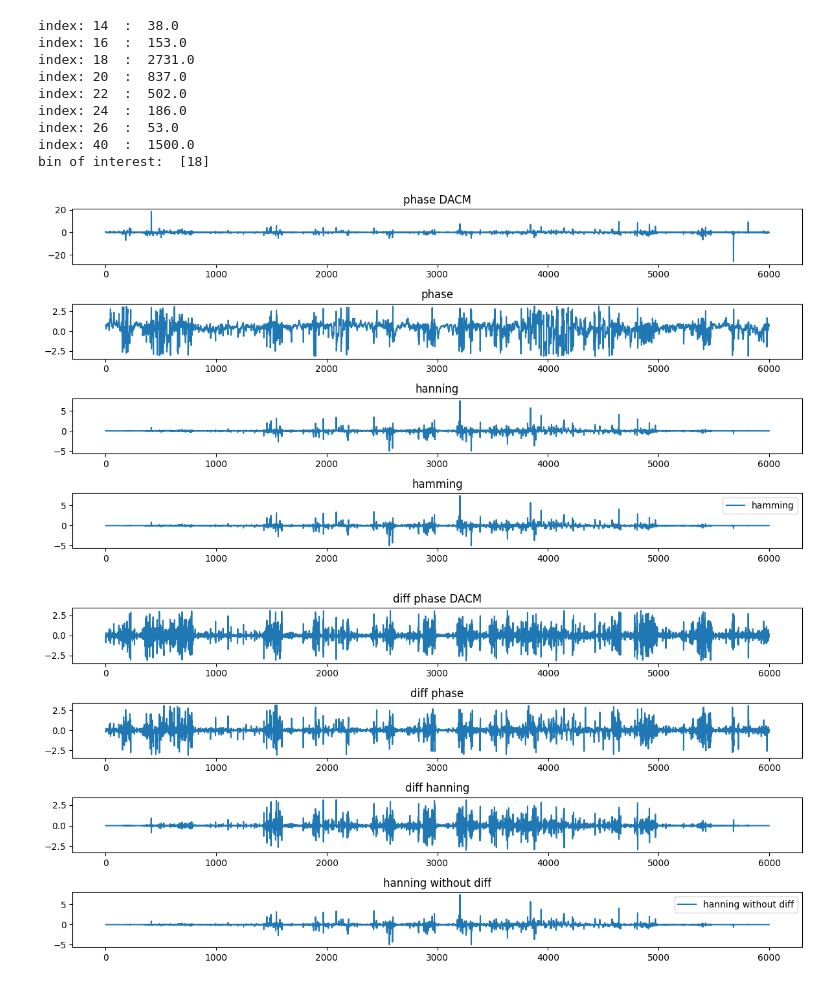
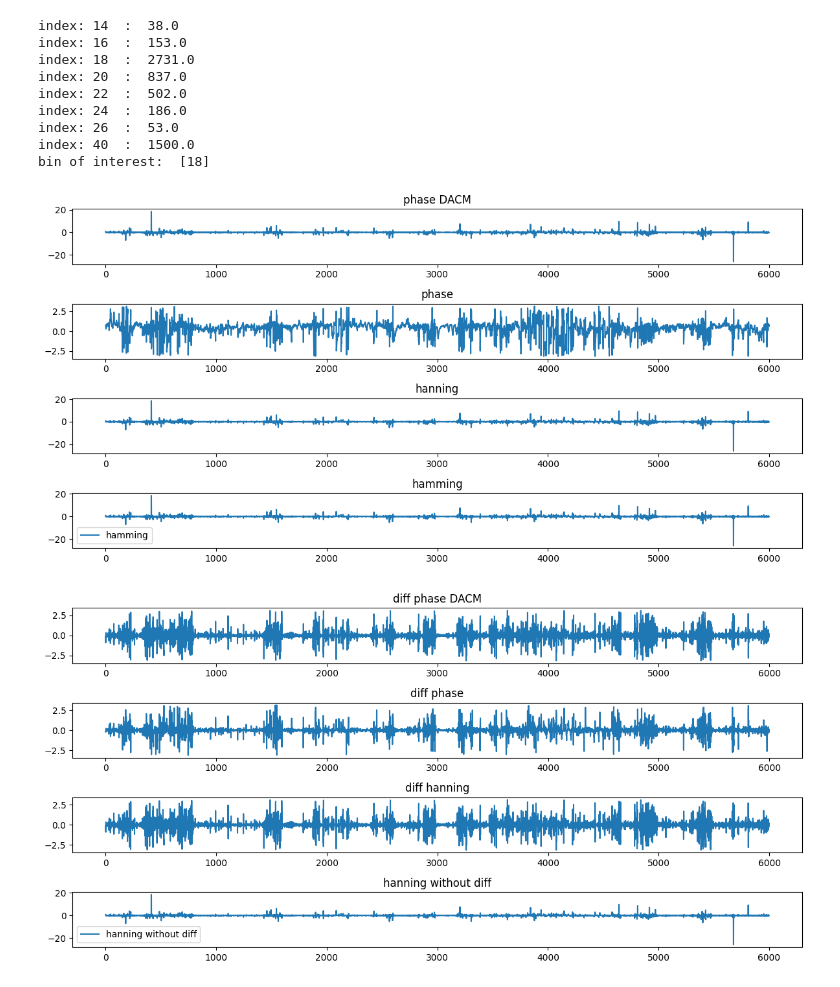
Before and after one commit to tqdinh/gensignal, a Jupyter notebook: EXTRACT_VITAL_SIGNAL_IN_FMCW_RADAR_9.ipynb, the cells around one changed output. Drawn from its saved outputs; the diff is of its cells as text; code cells hidden in the pictures.

```diff
--- a/EXTRACT_VITAL_SIGNAL_IN_FMCW_RADAR_9.ipynb
+++ b/EXTRACT_VITAL_SIGNAL_IN_FMCW_RADAR_9.ipynb
@@ -211,31 +211,31 @@ for i in range(2,phase_len):
 # %%
 plt.figure(figsize=(12,6))
 plt.subplot(4,1,1)
 plt.plot(phase_k,label='phase DACM')
 plt.title("phase DACM")
 
 plt.subplot(4,1,2)
 plt.plot(interested_bin_angle,label='phase')
 plt.title("phase")
 
 
-windowed_signal_phase_k_hanning = phase_k.flatten() * np.hanning(len(phase_k))
+windowed_signal_phase_k_hanning = phase_k.flatten()
 plt.subplot(4,1,3)
 plt.plot(windowed_signal_phase_k_hanning,label='hanning')
 plt.title("hanning")
 
 
-windowed_signal_phase_k_hamming = phase_k.flatten() * np.hanning(len(phase_k))
+windowed_signal_phase_k_hamming = phase_k.flatten()
 plt.subplot(4,1,4)
 plt.plot(windowed_signal_phase_k_hamming,label='hamming')
 plt.title("hamming")
 
 
 plt.tight_layout()
 plt.legend()
 plt.show()
 # %% [output]
-[figure, old version]
+[figure, new version]
 # %%
 #perform differntial phase
 
@@ -271,7 +271,7 @@ plt.tight_layout()
 plt.legend()
 plt.show()
 # %% [output]
-[figure, old version]
+[figure, new version]
 # %%
 
 plt.figure(figsize=(12,6))
```
Also changed, not shown: parts of 10 cells of this notebook, 8 other files.
